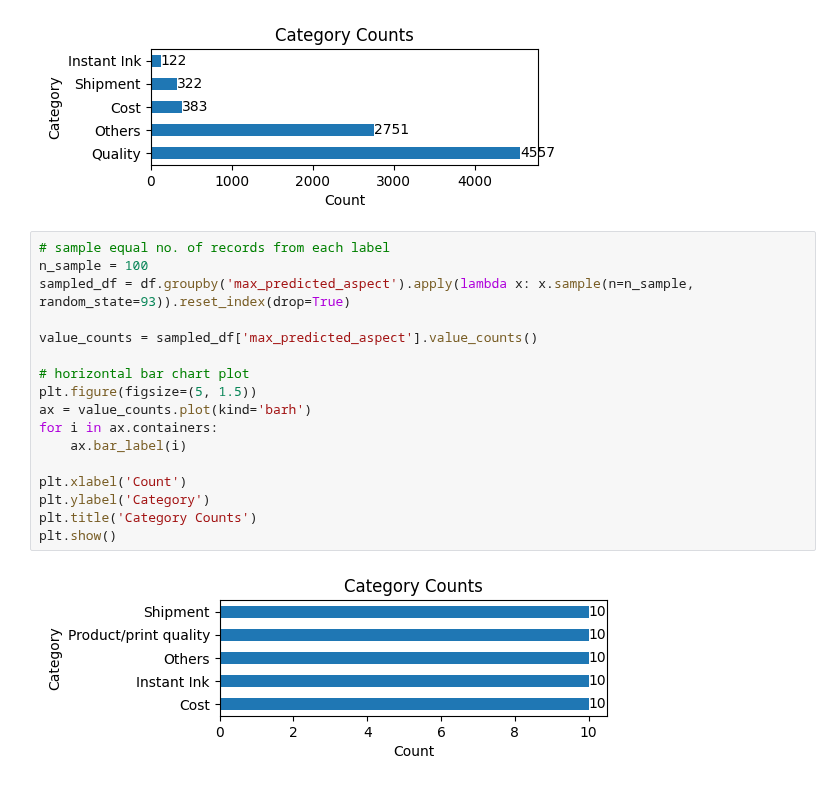
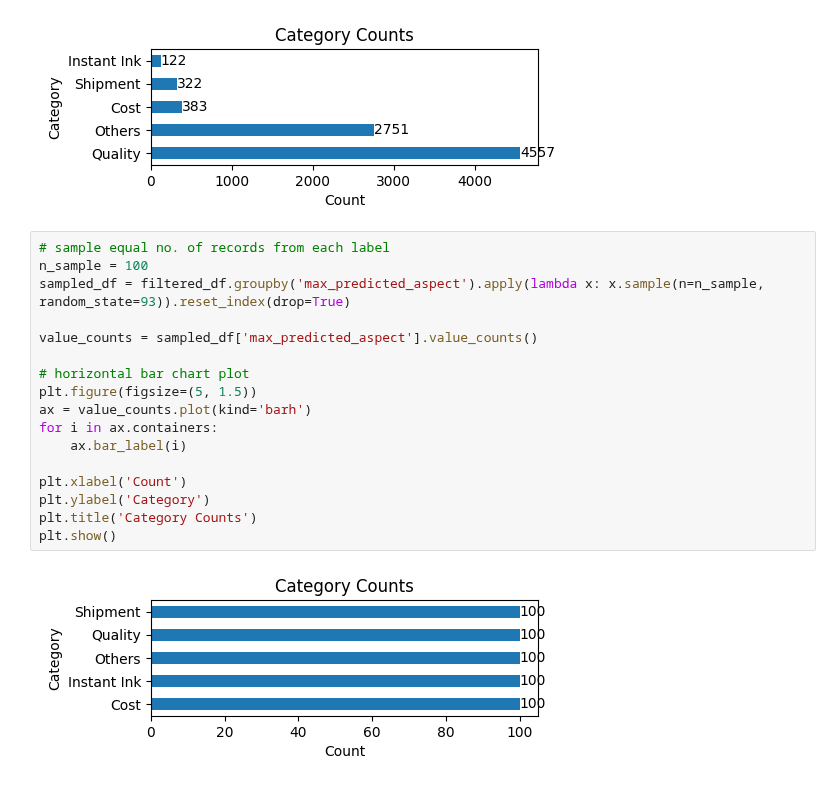
Before and after one commit to wd686/InkSightAnalyzer, a Jupyter notebook: distilbert (category).ipynb, the cells around one changed output. Drawn from its saved outputs; the diff is of its cells as text.

```diff
--- a/distilbert (category).ipynb
+++ b/distilbert (category).ipynb
@@ -64,22 +64,22 @@ plt.show()
 # %%
 # sample equal no. of records from each label
 n_sample = 100
-sampled_df = df.groupby('max_predicted_aspect').apply(lambda x: x.sample(n=n_sample, random_state=93)).reset_index(drop=True)
+sampled_df = filtered_df.groupby('max_predicted_aspect').apply(lambda x: x.sample(n=n_sample, random_state=93)).reset_index(drop=True)
 
 value_counts = sampled_df['max_predicted_aspect'].value_counts()
 
 # horizontal bar chart plot
 plt.figure(figsize=(5, 1.5))
 ax = value_counts.plot(kind='barh')
 for i in ax.containers:
     ax.bar_label(i)
 
 plt.xlabel('Count')
 plt.ylabel('Category')
 plt.title('Category Counts')
 plt.show()
 # %% [output]
-[figure, old version]
+[figure, new version]
 # %%
 # text input : Combined Text
 # label ouput : max_predicted_aspect
```
Also changed, not shown: parts of 5 cells of this notebook.
